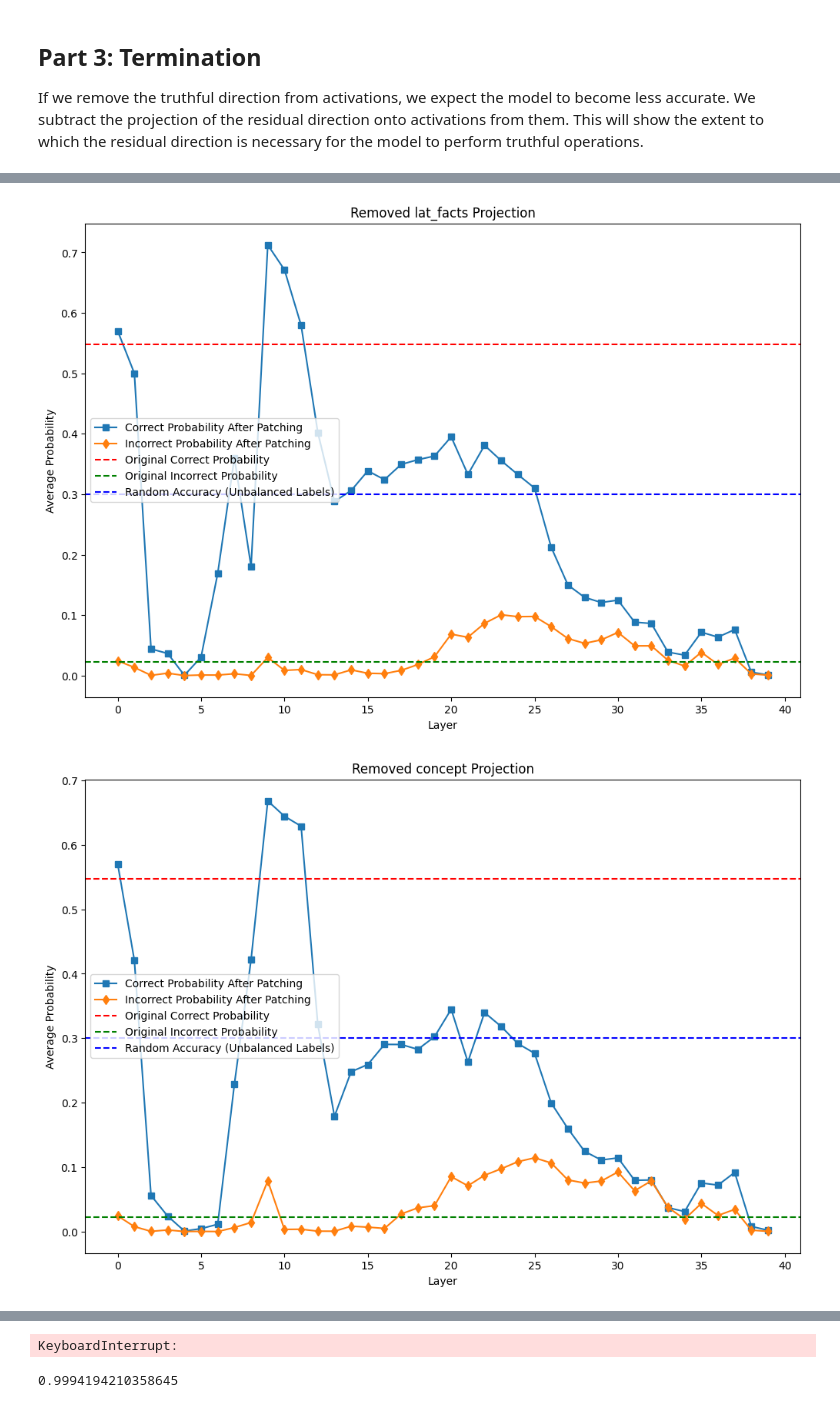
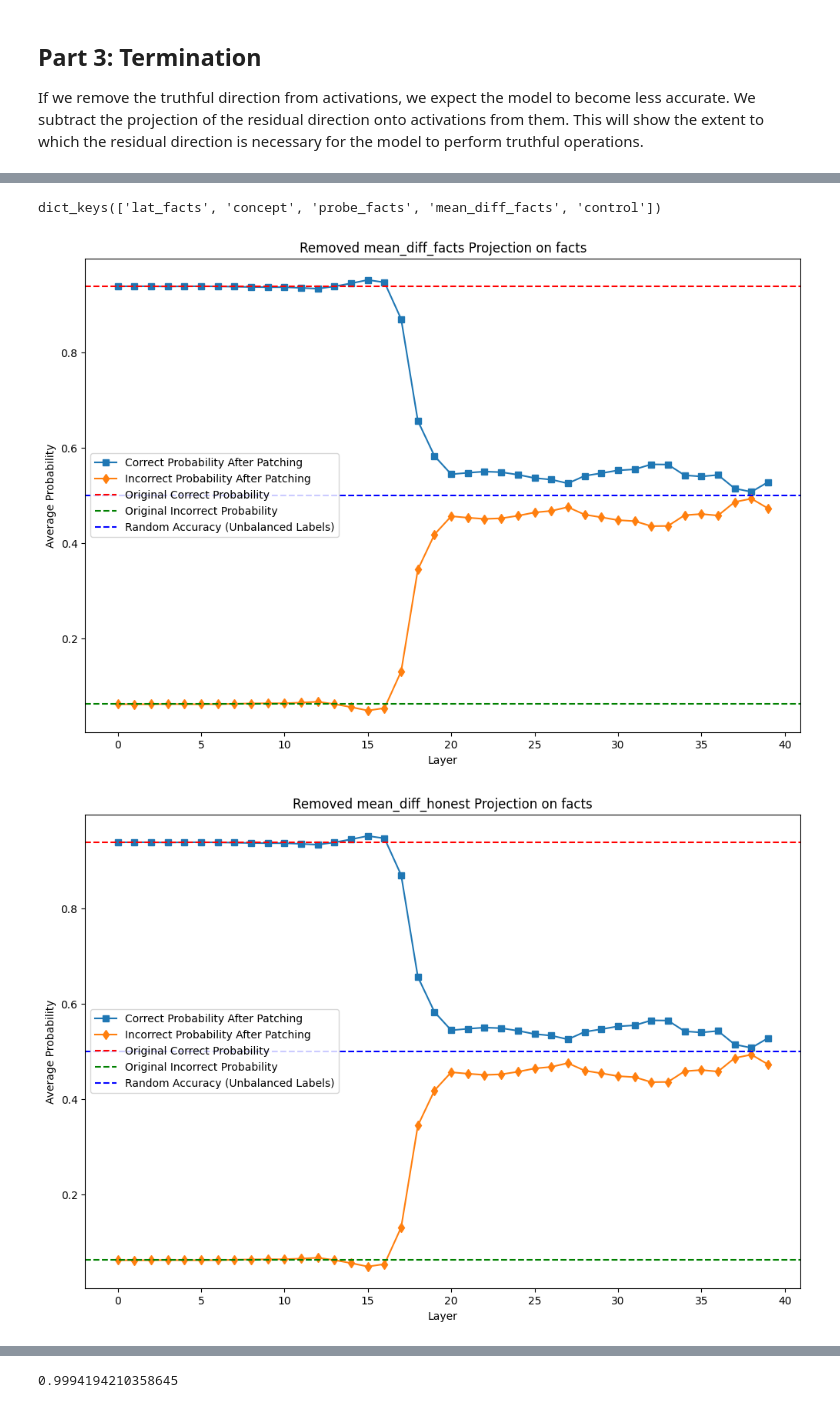
Before and after one commit to magikarp01/rep_control, a Jupyter notebook: rep_testing.ipynb, the cells around one changed output, grey strips where cells are left out. Saved outputs shown, nothing was run; the diff lists cells and outputs as text; code cells hidden in the pictures.

Commit message:
Cleaning up cache loading

```diff
--- a/rep_testing.ipynb
+++ b/rep_testing.ipynb
@@ -946,11 +943,24 @@ prompt_type = "honest"
 
 # with open(f"truthfulness_dirs/ood_{prompt_type}_prompt_cache_info.pkl", "rb") as f:
 #     ood_cache, ood_clean_probs, ood_labels = pickle.load(f)
+split_name = "facts"
+with open(f"truthfulness_dirs/13b_{split_name}_{prompt_type}_train_prompt_cache_info.pkl", "rb") as f:
+    train_cache, train_clean_probs, train_labels = pickle.load(f)
 
+with open(f"truthfulness_dirs/13b_{split_name}_{prompt_type}_test_prompt_cache_info.pkl", "rb") as f:
+    test_cache, test_clean_probs, test_labels = pickle.load(f)
 
-split_name = "neg_companies"
+# split_name = "neg_companies"
+# with open(f"truthfulness_dirs/13b_{split_name}_{prompt_type}_train_prompt_cache_info.pkl", "rb") as f:
+#     train_cache, train_clean_probs, train_labels = pickle.load(f)
+
+# with open(f"truthfulness_dirs/13b_{split_name}_{prompt_type}_test_prompt_cache_info.pkl", "rb") as f:
+#     test_cache, test_clean_probs, test_labels = pickle.load(f)
+
+"""
 neg_data_rows = [row for row in dataset["combined"] if row['dataset'] == split_name]
 
 with open(f"truthfulness_dirs/13b_{split_name}_{prompt_type}_prompt_cache_info.pkl", "rb") as f:
     neg_cache, neg_clean_probs, neg_labels = pickle.load(f)
     train_cache, test_cache, train_labels, test_labels, train_data_rows, test_data_rows = split_cache_train_test(neg_cache, neg_labels, neg_data_rows, train_ratio=0.8)
+"""
@@ -970,10 +982,26 @@ def project_out(cache, directions):
             else:
                 projection = (np.dot(A, B) / np.dot(B, B)) * B
             removed_cache[layer][sample] = np.expand_dims(A - projection, axis=[0,1])
-            # assert np.dot((A - projection), B) < tol, f"{np.dot(A, B)=} vs {np.dot((A - projection), B)=}"
+            assert np.dot((A - projection), B)/(np.linalg.norm(B)*np.linalg.norm(A - projection)) < 0.01 or np.dot((A - projection), B) < 0.01, f"{np.dot(A, B)=} vs {np.dot((A - projection), B)=}"
     return removed_cache
+# %%
+directions.keys()
+# %% [output]
+dict_keys(['lat_facts', 'concept', 'probe_facts', 'mean_diff_facts', 'control'])
+# %%
+mean_diff_honest_dirs = {}
+split_name = "facts"
+for layer in range(n_layers):
+    true_acts = []
+    false_acts = []
+    for i, label in enumerate(train_labels):
+        if label == 1:
+            true_acts.append(train_cache[layer][i])
+        else:
+            false_acts.append(train_cache[layer][i])
+    mean_diff_honest_dirs[layer] = (np.mean(np.stack(true_acts), axis=0) - np.mean(np.stack(false_acts), axis=0)).squeeze()
 # %%
-use_test = True
+use_test = False
 if use_test:
     cache = test_cache
 
@@ -989,18 +1017,22 @@ else:
 
 # directions = {"lat": lat_dirs, "concept": concept_resid_dirs, "function": function_resid_dirs, "probe": probe_dirs, "mean_diff": mean_diff_dirs, "svd": svd_dirs}
 
+direction_names.append("control")
+directions["control"] = {l: np.ones(shape=(d_model)) for l in range(n_layers)}
+direction_names.append("mean_diff_honest")
+directions["mean_diff_honest"] = mean_diff_honest_dirs
 removed_caches = {}
 for dir_name in direction_names:
     removed_caches[dir_name] = project_out(cache, directions[dir_name])
 # %%
 
 removed_performances = {}
-for dir_name in removed_caches.keys():
-# for dir_name in ["mean_diff"]:
-    _, patch_probs = test_intervention(removed_caches[dir_name], (test_data_rows if use_test else train_data_rows)[:10], plot=True, plot_title=f"Removed {dir_name} Projection", scale_relative=False)
+# for dir_name in removed_caches.keys():
+for dir_name in ["mean_diff_facts", "mean_diff_honest"]:
+    _, patch_probs = test_intervention(removed_caches[dir_name], (test_data_rows if use_test else train_data_rows)[:20], plot=True, plot_title=f"Removed {dir_name} Projection on {split_name}", scale_relative=True)
     removed_performances[dir_name] = patch_probs
 with open(f"performances/removed_performances.pkl", "wb") as f:
     pickle.dump(removed_performances, f)
 # %% [output]
-[figure, old version]
+[figure, new version]
-[figure, old version]
+[figure, new version]
@@ -1008,4 +1039,3 @@ with open(f"performances/removed_performances.pkl", "wb") as f:
-KeyboardInterrupt:
 # %%
 np.dot(mean_diff_dirs[10], svd_dirs[10]) / (np.linalg.norm(mean_diff_dirs[10]) * np.linalg.norm(svd_dirs[10]))
 # %% [output]
```
Also changed, not shown: parts of 18 cells of this notebook, 2 other files.
